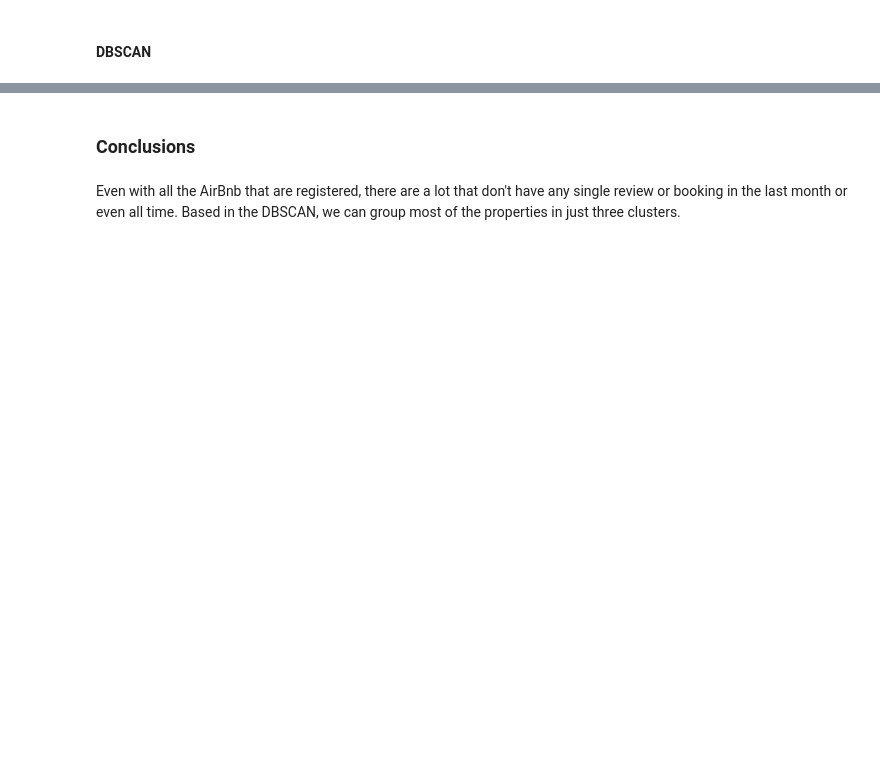
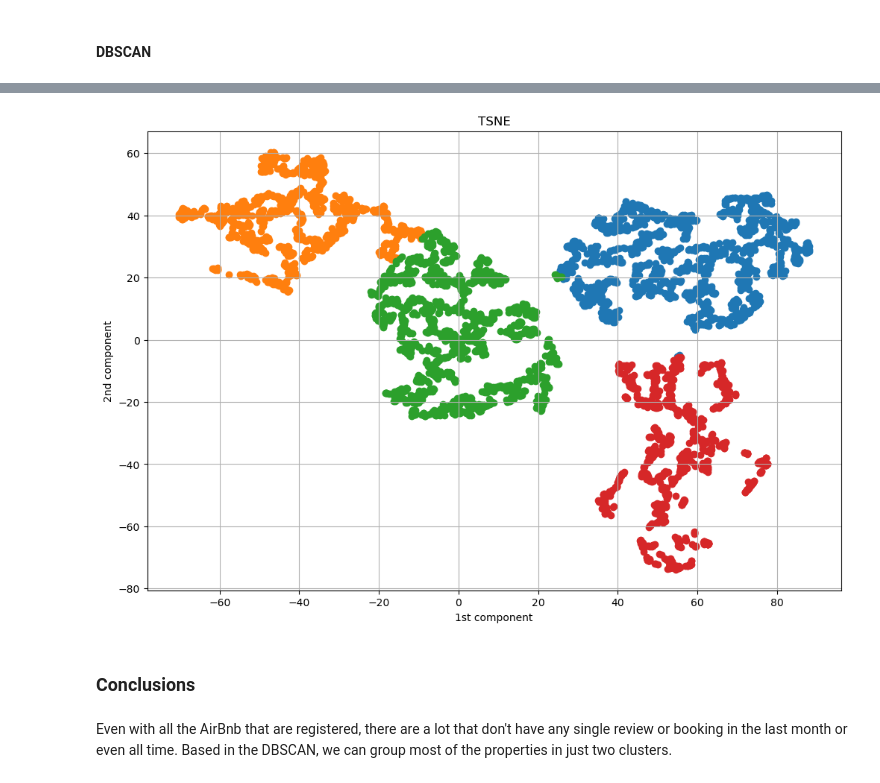
Before and after one commit to RafaelTakata0105/Data-analytics, a Jupyter notebook: notebooks/9_Clustering.ipynb, the cells around one changed output, grey strips where cells are left out. Drawn from its saved outputs; the diff is of its cells as text; code cells hidden in the pictures; blank space fills up the shorter version.

```diff
--- a/notebooks/9_Clustering.ipynb
+++ b/notebooks/9_Clustering.ipynb
@@ -311,4 +336,16 @@ db_score
+# %%
+tsnelabels = kmR.fit_predict(proyectiontsne)
+# %%
+plt.figure(figsize= (12, 8))
+for i in range(4):
+    plt.scatter(proyectiontsne[tsnelabels == i, 0], proyectiontsne[tsnelabels == i, 1], label = f'cluster {+1}')
+plt.title('TSNE')
+plt.xlabel('1st component')
+plt.ylabel('2nd component')
+plt.grid(True)
+# %% [output]
+[figure, added]
 # %% [markdown]
 ### Conclusions
 # %% [markdown]
-Even with all the AirBnb that are registered, there are a lot that don't have any single review or booking in the last month or even all time. Based in the DBSCAN, we can group most of the properties in just three clusters.
+Even with all the AirBnb that are registered, there are a lot that don't have any single review or booking in the last month or even all time. Based in the DBSCAN, we can group most of the properties in just two clusters.
```
Also changed, not shown: parts of 26 cells of this notebook, 1 other file.
